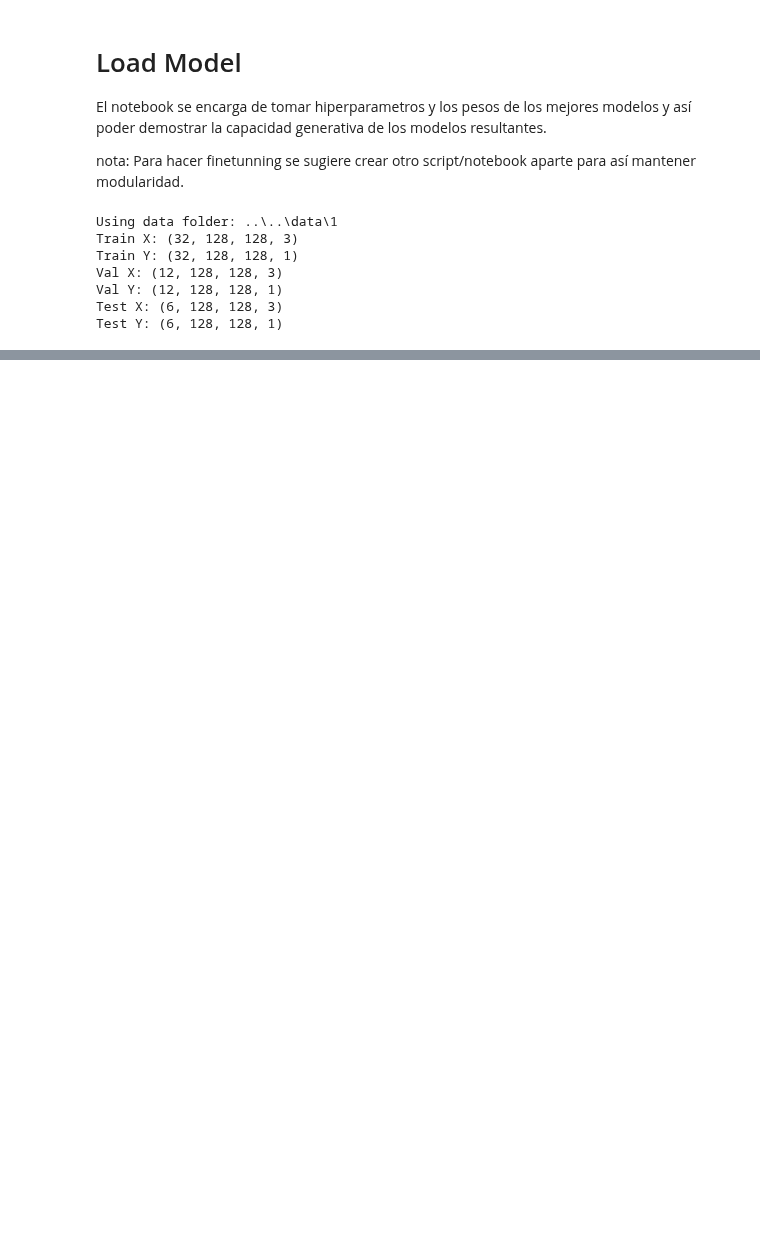
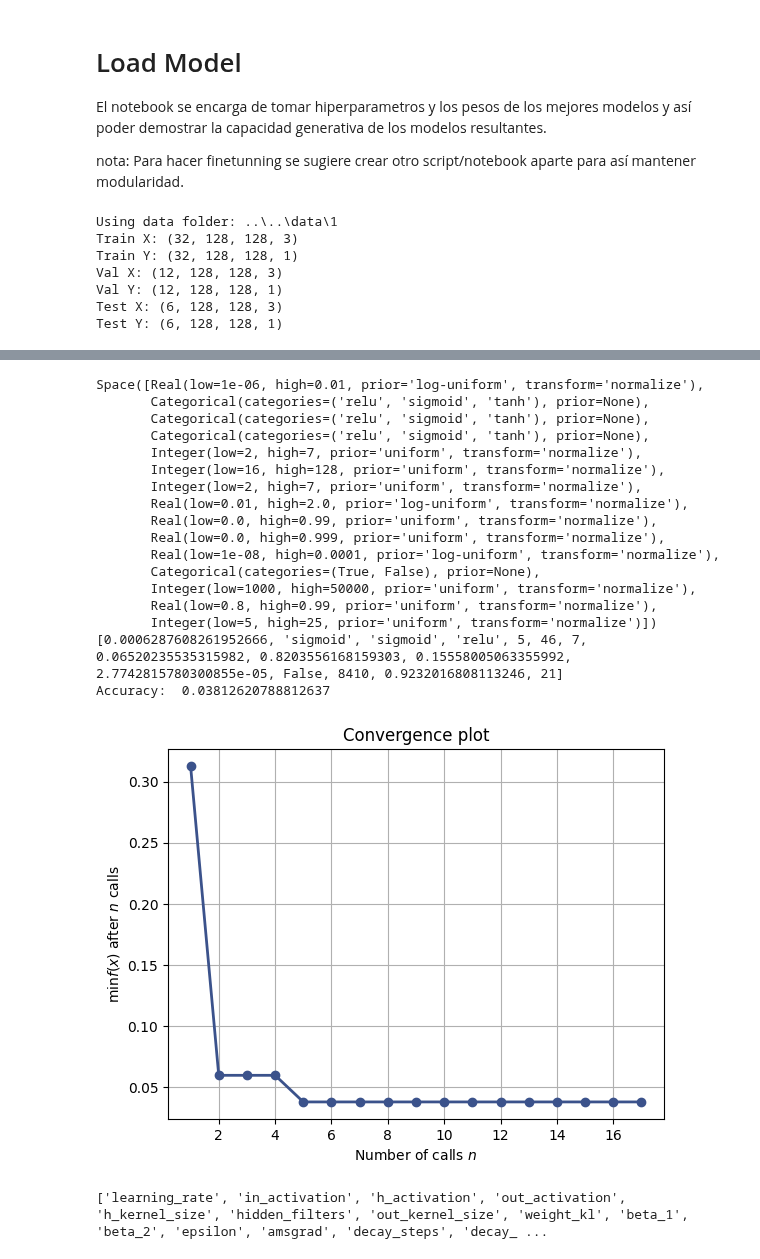
Before and after one commit to fbientrigo/grav_lensing, a Jupyter notebook: 04_local_train/sesion2_composed/load_model.ipynb, the cells around one changed output, grey strips where cells are left out. Drawn from its saved outputs; the diff is of its cells as text; code cells hidden in the pictures; blank space fills up the shorter version.

```diff
--- a/04_local_train/sesion2_composed/load_model.ipynb
+++ b/04_local_train/sesion2_composed/load_model.ipynb
@@ -73,0 +176,10 @@ plt.show()
+# %%
+
+# Cargar el objeto desde un archivo .pkl
+from os.path import join
+
+with open(join(result_foder,'optimization_results.pkl'), 'rb') as file:
+    res = pickle.load(file)
+
+# Ahora 'data' contiene el objeto cargado desde el archivo .pkl
+print(res)
@@ -73,0 +204,31 @@ plt.show()
+# %%
+plot_convergence(res)
+print(res.space)
+print(res.x)
+print("Accuracy: ", res.fun)
+# %% [output]
+Space([Real(low=1e-06, high=0.01, prior='log-uniform', transform='normalize'),
+       Categorical(categories=('relu', 'sigmoid', 'tanh'), prior=None),
+       Categorical(categories=('relu', 'sigmoid', 'tanh'), prior=None),
+       Categorical(categories=('relu', 'sigmoid', 'tanh'), prior=None),
+       Integer(low=2, high=7, prior='uniform', transform='normalize'),
+       Integer(low=16, high=128, prior='uniform', transform='normalize'),
+       Integer(low=2, high=7, prior='uniform', transform='normalize'),
+       Real(low=0.01, high=2.0, prior='log-uniform', transform='normalize'),
+       Real(low=0.0, high=0.99, prior='uniform', transform='normalize'),
+       Real(low=0.0, high=0.999, prior='uniform', transform='normalize'),
+       Real(low=1e-08, high=0.0001, prior='log-uniform', transform='normalize'),
+       Categorical(categories=(True, False), prior=None),
+       Integer(low=1000, high=50000, prior='uniform', transform='normalize'),
+       Real(low=0.8, high=0.99, prior='uniform', transform='normalize'),
+       Integer(low=5, high=25, prior='uniform', transform='normalize')])
+[0.0006287608261952666, 'sigmoid', 'sigmoid', 'relu', 5, 46, 7, 0.06520235535315982, 0.8203556168159303, 0.15558005063355992, 2.7742815780300855e-05, False, 8410, 0.9232016808113246, 21]
+Accuracy:  0.03812620788812637
+[figure, added]
+# %%
+# para obtener la lista de nombres
+# cada uno tiene un metodo .name, por tanto iteramos un for loop
+dimension_names = [obj.name for obj in dimensions]
+print(dimension_names)
+# %% [output]
+['learning_rate', 'in_activation', 'h_activation', 'out_activation', 'h_kernel_size', 'hidden_filters', 'out_kernel_size', 'weight_kl', 'beta_1', 'beta_2', 'epsilon', 'amsgrad', 'decay_steps', 'decay_ ...
```
Also changed, not shown: parts of 13 cells of this notebook, 17 other files.
